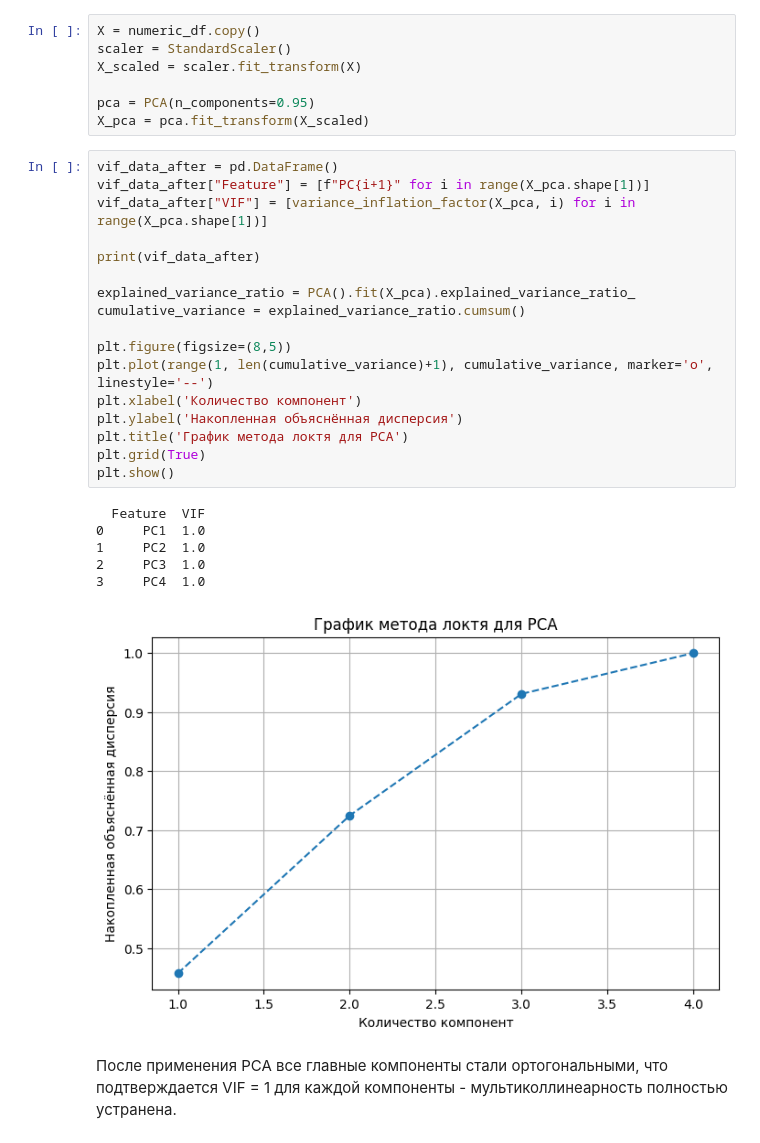
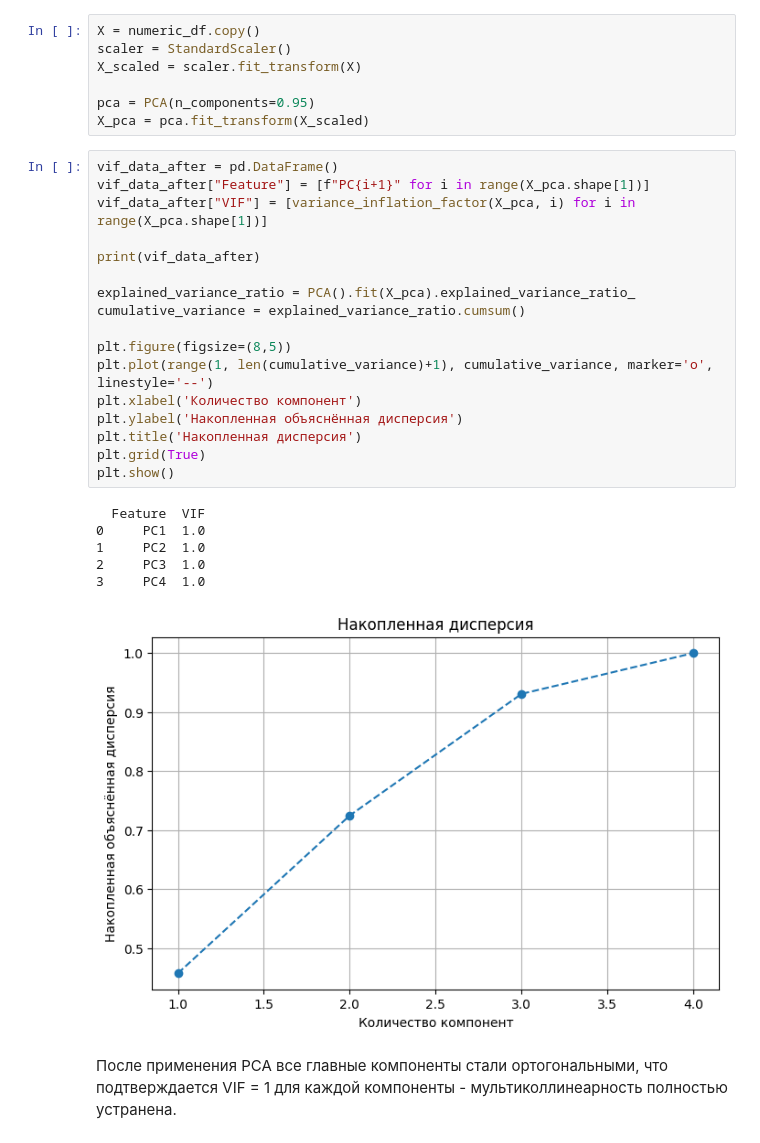
Before and after one commit to vainga/ML_labs, a Jupyter notebook: LAB1/lab1.ipynb, the cells around one changed output. Cells and saved outputs as stored; diff of their text form.

```diff
--- a/LAB1/lab1.ipynb
+++ b/LAB1/lab1.ipynb
@@ -201,27 +185,27 @@ X_pca = pca.fit_transform(X_scaled)
 # %%
 vif_data_after = pd.DataFrame()
 vif_data_after["Feature"] = [f"PC{i+1}" for i in range(X_pca.shape[1])]
 vif_data_after["VIF"] = [variance_inflation_factor(X_pca, i) for i in range(X_pca.shape[1])]
 
 print(vif_data_after)
 
 explained_variance_ratio = PCA().fit(X_pca).explained_variance_ratio_
 cumulative_variance = explained_variance_ratio.cumsum()
 
 plt.figure(figsize=(8,5))
 plt.plot(range(1, len(cumulative_variance)+1), cumulative_variance, marker='o', linestyle='--')
 plt.xlabel('Количество компонент')
 plt.ylabel('Накопленная объяснённая дисперсия')
-plt.title('График метода локтя для PCA')
+plt.title('Накопленная дисперсия')
 plt.grid(True)
 plt.show()
 # %% [output]
   Feature  VIF
 0     PC1  1.0
 1     PC2  1.0
 2     PC3  1.0
 3     PC4  1.0
-[figure, old version]
+[figure, new version]
 # %% [markdown]
 После применения PCA все главные компоненты стали ортогональными, что подтверждается VIF = 1 для каждой компоненты - мультиколлинеарность полностью устранена.
 # %%
```
Also changed, not shown: parts of 5 cells of this notebook.
